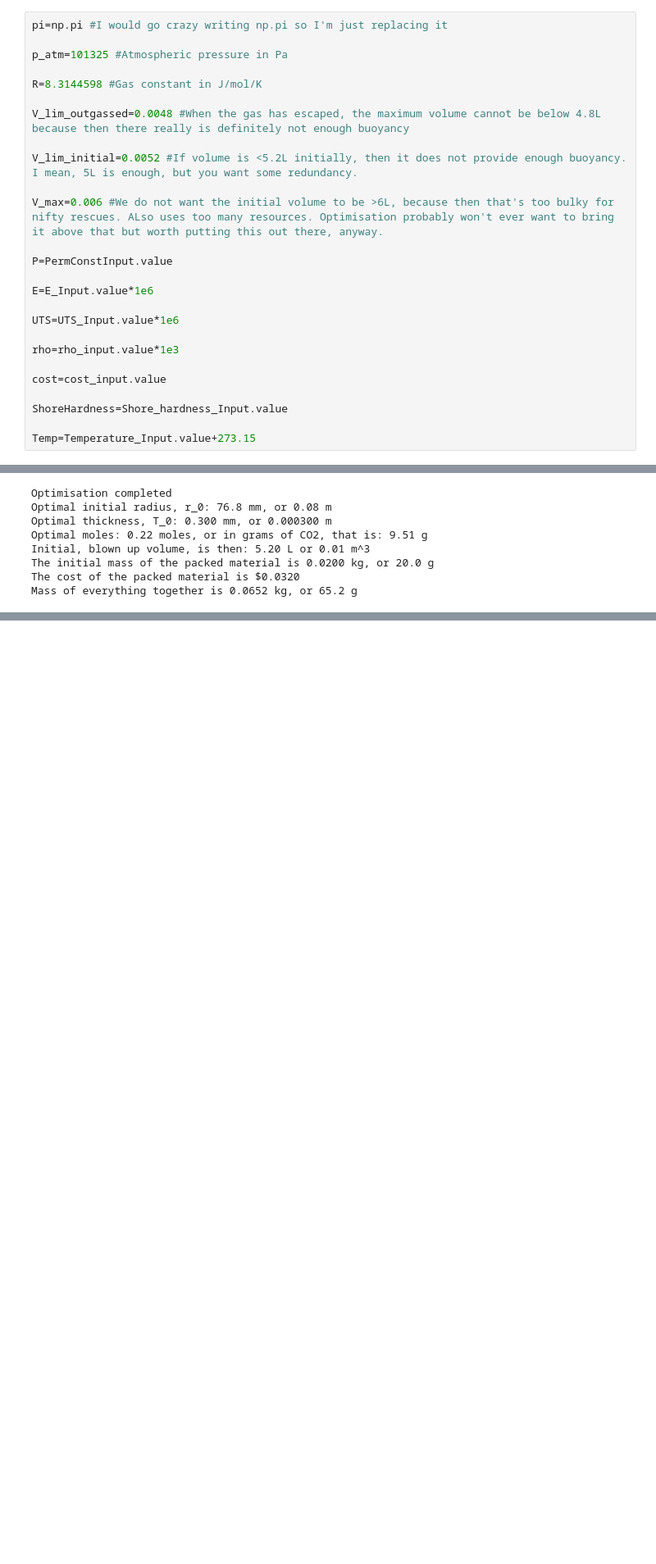
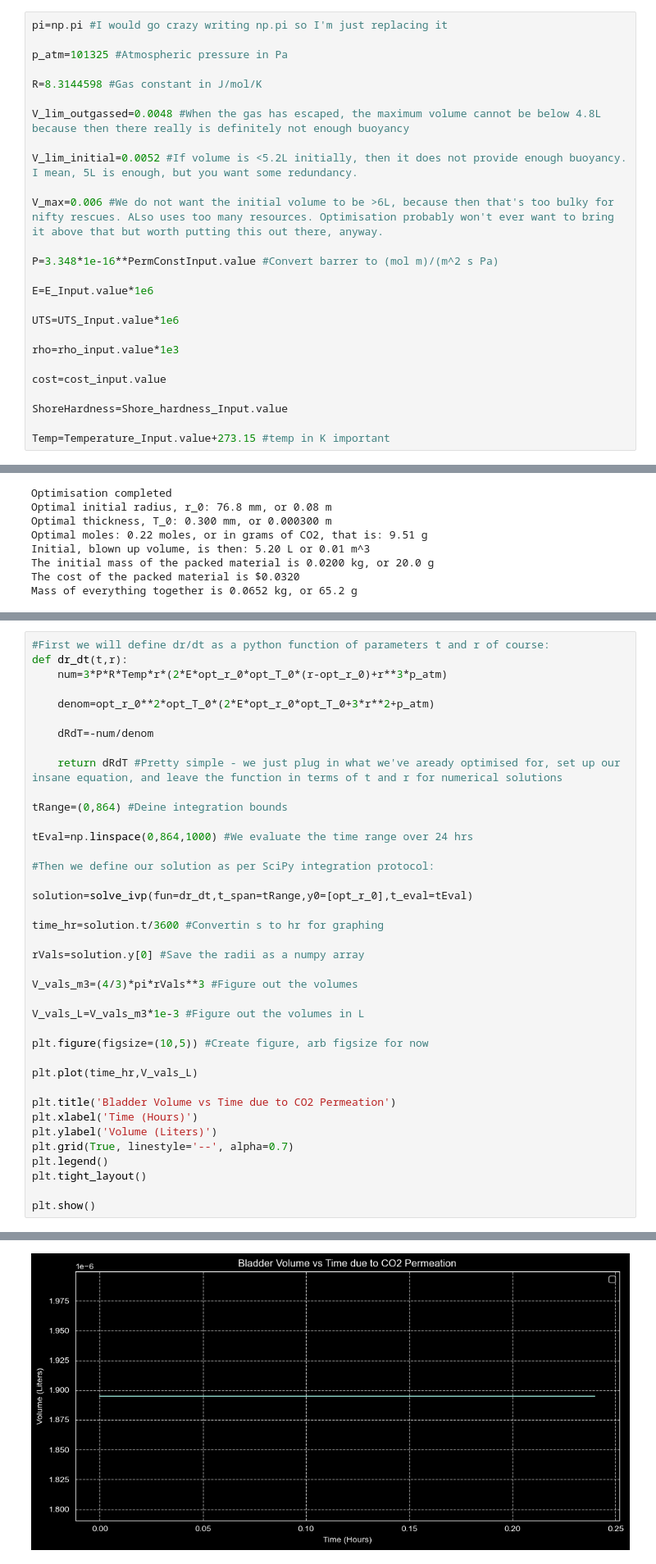
Before and after one commit to Nick-Apalis/ANU-PHYS2020-Modelling-Assignment, a Jupyter notebook: ModelFunction.ipynb, the cells around one changed output, grey strips where cells are left out. Shown at 82% size. Drawn from its saved outputs; the diff is of its cells as text; blank space fills up the shorter version.

```diff
--- a/ModelFunction.ipynb
+++ b/ModelFunction.ipynb
@@ -64,7 +67,7 @@ V_lim_initial=0.0052 #If volume is <5.2L initially, then it does not provide eno
 
 V_max=0.006 #We do not want the initial volume to be >6L, because then that's too bulky for nifty rescues. ALso uses too many resources. Optimisation probably won't ever want to bring it above that but worth putting this out there, anyway.
 
-P=PermConstInput.value
+P=3.348*1e-16**PermConstInput.value #Convert barrer to (mol m)/(m^2 s Pa)
 
 E=E_Input.value*1e6
 
@@ -76,7 +79,7 @@ cost=cost_input.value
 
 ShoreHardness=Shore_hardness_Input.value
 
-Temp=Temperature_Input.value+273.15
+Temp=Temperature_Input.value+273.15 #temp in K important
 # %% [markdown]
 I was initially doing the calculations with hand-inputted values and manual calculations. I then tested it with well-known numbers from a baloon, and it worked perfectly, returning values as expected. However, doing so has made me realise that I need an optimisation algorithm, in order to understand exactly how to choose r_0, T_0, etc such that it still produces the required 5-6L of volume at the start, but stays satiable. Otherwise I could hike thickness and then hike initial radius with it, without realising that I could be manually lowering both. In essence, there is too many variables for me to try and optmise everything by hand. For this, I will use the SciPy's optimise library. Here is some documentation on it, with some cool linear algebra examples:
 https://docs.scipy.org/doc/scipy/tutorial/optimize.html. Here is a good, very simple CodeCademy resource that got me understanding how this works from a functional, not mathematical perspective: https://www.codecademy.com/resources/docs/scipy/scipy-optimize/minimize
@@ -214,0 +229,40 @@ The material has not popped (yippee)
+# %%
+#First we will define dr/dt as a python function of parameters t and r of course:
+def dr_dt(t,r):
+    num=3*P*R*Temp*r*(2*E*opt_r_0*opt_T_0*(r-opt_r_0)+r**3*p_atm)
+
+    denom=opt_r_0**2*opt_T_0*(2*E*opt_r_0*opt_T_0+3*r**2+p_atm)
+
+    dRdT=-num/denom
+
+    return dRdT #Pretty simple - we just plug in what we've aready optimised for, set up our insane equation, and leave the function in terms of t and r for numerical solutions
+
+tRange=(0,864) #Deine integration bounds
+
+tEval=np.linspace(0,864,1000) #We evaluate the time range over 24 hrs
+
+#Then we define our solution as per SciPy integration protocol:
+
+solution=solve_ivp(fun=dr_dt,t_span=tRange,y0=[opt_r_0],t_eval=tEval)
+
+time_hr=solution.t/3600 #Convertin s to hr for graphing
+
+rVals=solution.y[0] #Save the radii as a numpy array
+
+V_vals_m3=(4/3)*pi*rVals**3 #Figure out the volumes
+
+V_vals_L=V_vals_m3*1e-3 #Figure out the volumes in L
+
+plt.figure(figsize=(10,5)) #Create figure, arb figsize for now
+
+plt.plot(time_hr,V_vals_L)
+
+plt.title('Bladder Volume vs Time due to CO2 Permeation')
+plt.xlabel('Time (Hours)')
+plt.ylabel('Volume (Liters)')
+plt.grid(True, linestyle='--', alpha=0.7)
+plt.legend()
+plt.tight_layout()
+
+plt.show()
+# %% [output]
@@ -214,0 +270 @@ The material has not popped (yippee)
+[figure, added]
```
Also changed, not shown: parts of 5 cells of this notebook.
